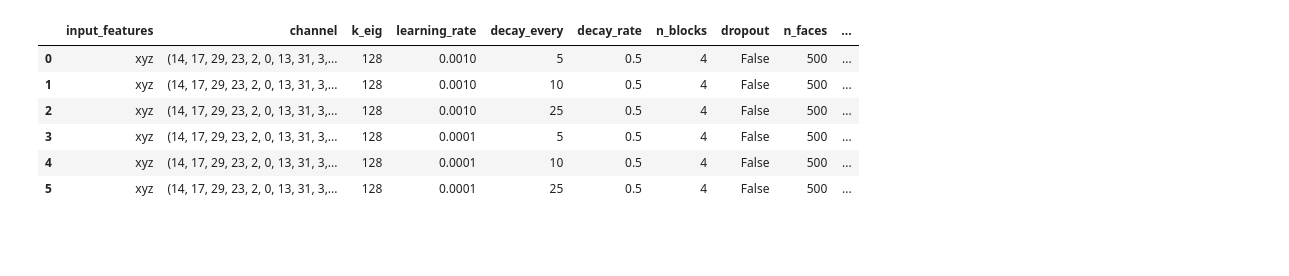
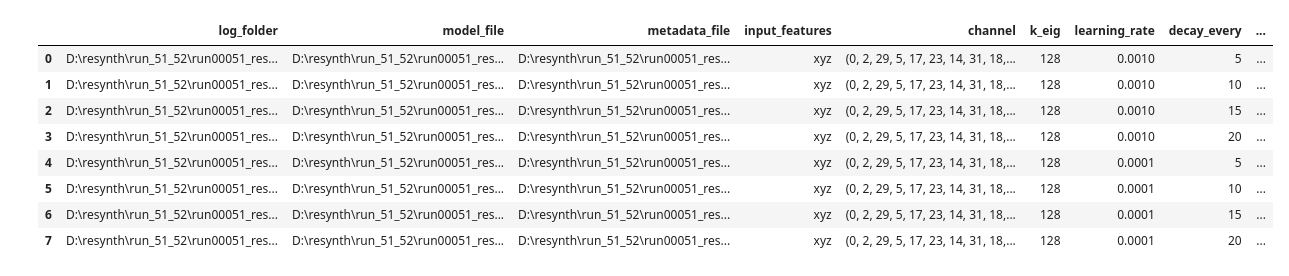
Before and after one commit to darikg/diffusion-net, a Jupyter notebook: experiments/regression_0/compare_stuff.ipynb, the cells around one changed output. Drawn from its saved outputs; the diff is of its cells as text; code cells hidden in the pictures; blank space fills up the shorter version.

```diff
--- a/experiments/regression_0/compare_stuff.ipynb
+++ b/experiments/regression_0/compare_stuff.ipynb
@@ -10,6 +10,9 @@ from pyvista import PolyData
 import pyvista as pv
 from scipy.stats import pearsonr
 # %%
+
+
+
 # file = Path(r"D:\resynth\run_48_49\many_faces\2025-07-14-17-10-07\opts_and_metadata.pt")  # n_faces
 # file = Path(r"D:\resynth\run_48_49\many_faces\2025-07-15-11-33-09\opts_and_metadata.pt")  # dropout
 # file = Path(r"D:\resynth\run_48_49\many_faces\2025-07-16-08-02-15\opts_and_metadata.pt")  # spk window
@@ -39,21 +42,43 @@ file = Path(r"D:\resynth\run_42_43\run00042_resynth\2025-08-05-16-00-05\opts_and
 file = Path(r"D:\resynth\run_42_43\run00042_resynth\2025-08-06-16-40-48\opts_and_metadata.pt")
 
 
+# RUN 51 / 52
+file = Path(r"D:\resynth\run_51_52\run00051_resynth\2025-08-07-12-07-53\opts_and_metadata.pt")
+
+# # RUN 9 / 10
+# file = Path(r"D:\resynth\run_09_10\run00009_resynth\2025-08-08-12-28-22\opts_and_metadata.pt")
+
+# # RUN 20 / 21
+# file = Path(r"D:\resynth\run_20_21\run00020_resynth\2025-08-09-07-18-37\opts_and_metadata.pt")
+
+# # run 38 / 39
+# file = Path(r"D:\resynth\run_38_39\run00038_resynth\2025-08-09-17-21-56\opts_and_metadata.pt")
+
+# # run 42 / 43
+# file = Path(r"D:\resynth\run_42_43\run00042_resynth\2025-08-10-07-01-41\opts_and_metadata.pt")
+
+# # run 48 / 49
+# file = Path(r"D:\resynth\run_48_49\run00048_resynth\2025-08-11-06-09-16\opts_and_metadata.pt")
+
+
+
 readers = Readers.from_file(file)
 
 # to try:
 # number of diffnet layers
 # normalize verts?
 # %%
-readers.hparams.iloc[:, 3:]
+readers.hparams #.iloc[:, 3:]
 # %% [output]
-|  | input_features | channel | k_eig | learning_rate | decay_every | decay_rate | n_blocks | dropout | n_faces | ... |
-| 0 | xyz | (14, 17, 29, 23, 2, 0, 13, 31, 3,... | 128 | 0.0010 | 5 | 0.5 | 4 | False | 500 | ... |
-| 1 | xyz | (14, 17, 29, 23, 2, 0, 13, 31, 3,... | 128 | 0.0010 | 10 | 0.5 | 4 | False | 500 | ... |
-| 2 | xyz | (14, 17, 29, 23, 2, 0, 13, 31, 3,... | 128 | 0.0010 | 25 | 0.5 | 4 | False | 500 | ... |
-| 3 | xyz | (14, 17, 29, 23, 2, 0, 13, 31, 3,... | 128 | 0.0001 | 5 | 0.5 | 4 | False | 500 | ... |
-| 4 | xyz | (14, 17, 29, 23, 2, 0, 13, 31, 3,... | 128 | 0.0001 | 10 | 0.5 | 4 | False | 500 | ... |
-| 5 | xyz | (14, 17, 29, 23, 2, 0, 13, 31, 3,... | 128 | 0.0001 | 25 | 0.5 | 4 | False | 500 | ... |
+|  | log_folder | model_file | metadata_file | input_features | channel | k_eig | learning_rate | decay_every | ... |
+| 0 | D:\resynth\run_51_52\run00051_res... | D:\resynth\run_51_52\run00051_res... | D:\resynth\run_51_52\run00051_res... | xyz | (0, 2, 29, 5, 17, 23, 14, 31, 18,... | 128 | 0.0010 | 5 | ... |
+| 1 | D:\resynth\run_51_52\run00051_res... | D:\resynth\run_51_52\run00051_res... | D:\resynth\run_51_52\run00051_res... | xyz | (0, 2, 29, 5, 17, 23, 14, 31, 18,... | 128 | 0.0010 | 10 | ... |
+| 2 | D:\resynth\run_51_52\run00051_res... | D:\resynth\run_51_52\run00051_res... | D:\resynth\run_51_52\run00051_res... | xyz | (0, 2, 29, 5, 17, 23, 14, 31, 18,... | 128 | 0.0010 | 15 | ... |
+| 3 | D:\resynth\run_51_52\run00051_res... | D:\resynth\run_51_52\run00051_res... | D:\resynth\run_51_52\run00051_res... | xyz | (0, 2, 29, 5, 17, 23, 14, 31, 18,... | 128 | 0.0010 | 20 | ... |
+| 4 | D:\resynth\run_51_52\run00051_res... | D:\resynth\run_51_52\run00051_res... | D:\resynth\run_51_52\run00051_res... | xyz | (0, 2, 29, 5, 17, 23, 14, 31, 18,... | 128 | 0.0001 | 5 | ... |
+| 5 | D:\resynth\run_51_52\run00051_res... | D:\resynth\run_51_52\run00051_res... | D:\resynth\run_51_52\run00051_res... | xyz | (0, 2, 29, 5, 17, 23, 14, 31, 18,... | 128 | 0.0001 | 10 | ... |
+| 6 | D:\resynth\run_51_52\run00051_res... | D:\resynth\run_51_52\run00051_res... | D:\resynth\run_51_52\run00051_res... | xyz | (0, 2, 29, 5, 17, 23, 14, 31, 18,... | 128 | 0.0001 | 15 | ... |
+| 7 | D:\resynth\run_51_52\run00051_res... | D:\resynth\run_51_52\run00051_res... | D:\resynth\run_51_52\run00051_res... | xyz | (0, 2, 29, 5, 17, 23, 14, 31, 18,... | 128 | 0.0001 | 20 | ... |
 # %%
 fig, axs = readers.plot_training(tags=None, mode='loss', legend=(0, .15), sharey=False, figsize=(24, 10))
 # %% [output]
```
Also changed, not shown: parts of 2 cells of this notebook, 1 other file.
